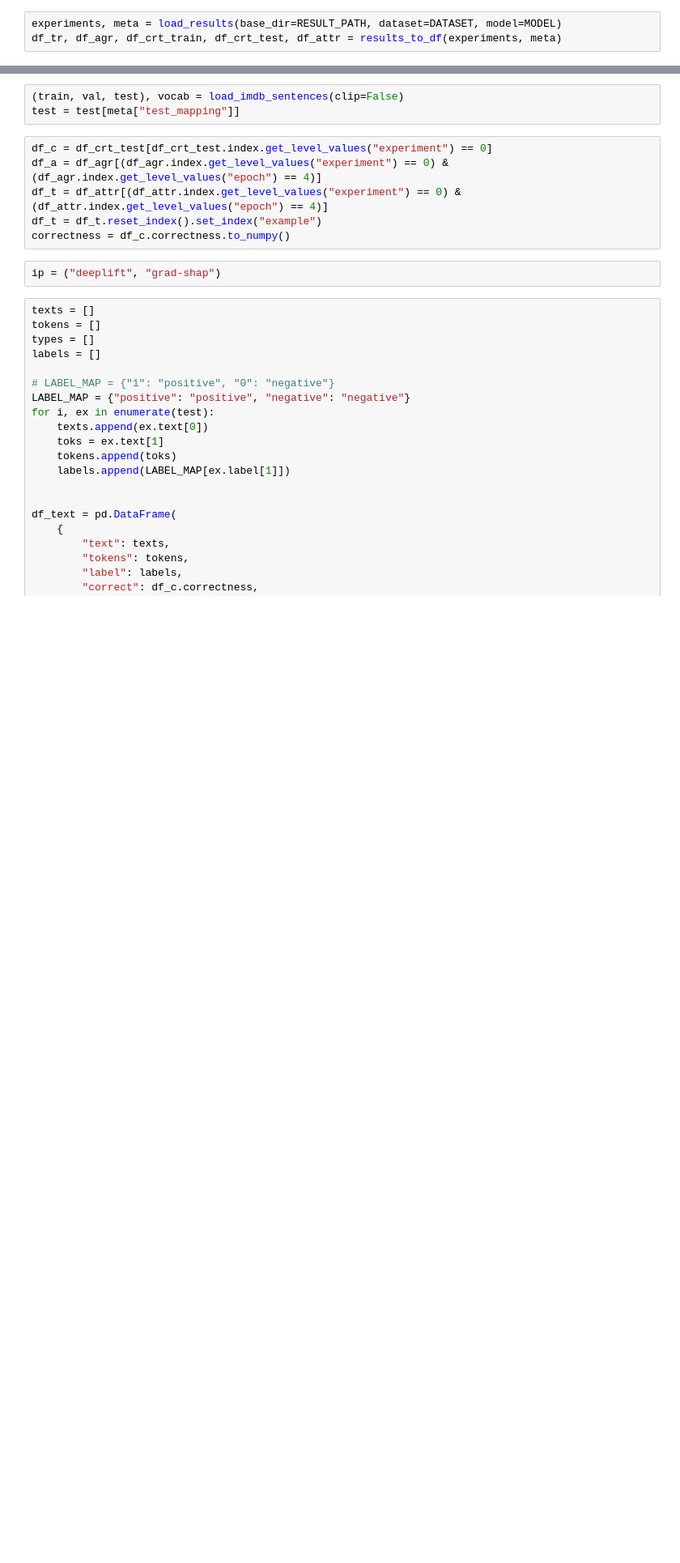
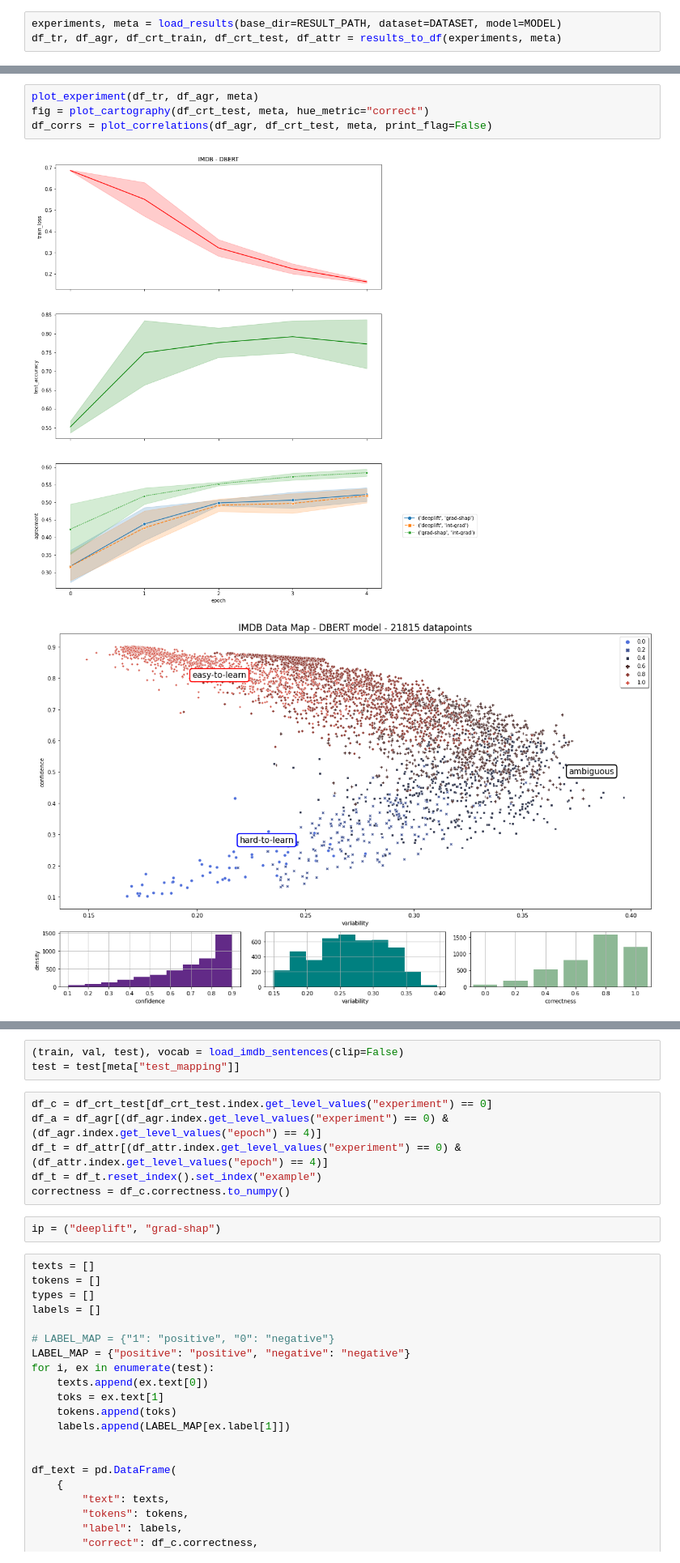
Before and after one commit to mttk/unity-in-xai-court, a Jupyter notebook: viz.ipynb, the cells around one changed output, grey strips where cells are left out. Shown at 81% size. Drawn from its saved outputs; the diff is of its cells as text; blank space fills up the shorter version.

```diff
--- a/viz.ipynb
+++ b/viz.ipynb
@@ -32,3 +32,10 @@ meta
  'interpret_pairs': [('deeplift', 'grad-shap'),
   ('deeplift', 'int-grad'),
   ('grad-shap', 'int-grad')]}
+# %%
+plot_experiment(df_tr, df_agr, meta)
+fig = plot_cartography(df_crt_test, meta, hue_metric="correct")
+df_corrs = plot_correlations(df_agr, df_crt_test, meta, print_flag=False)
+# %% [output]
+[figure, added]
+[figure, added]
```
Also changed, not shown: parts of 8 cells of this notebook, 1 other file.
